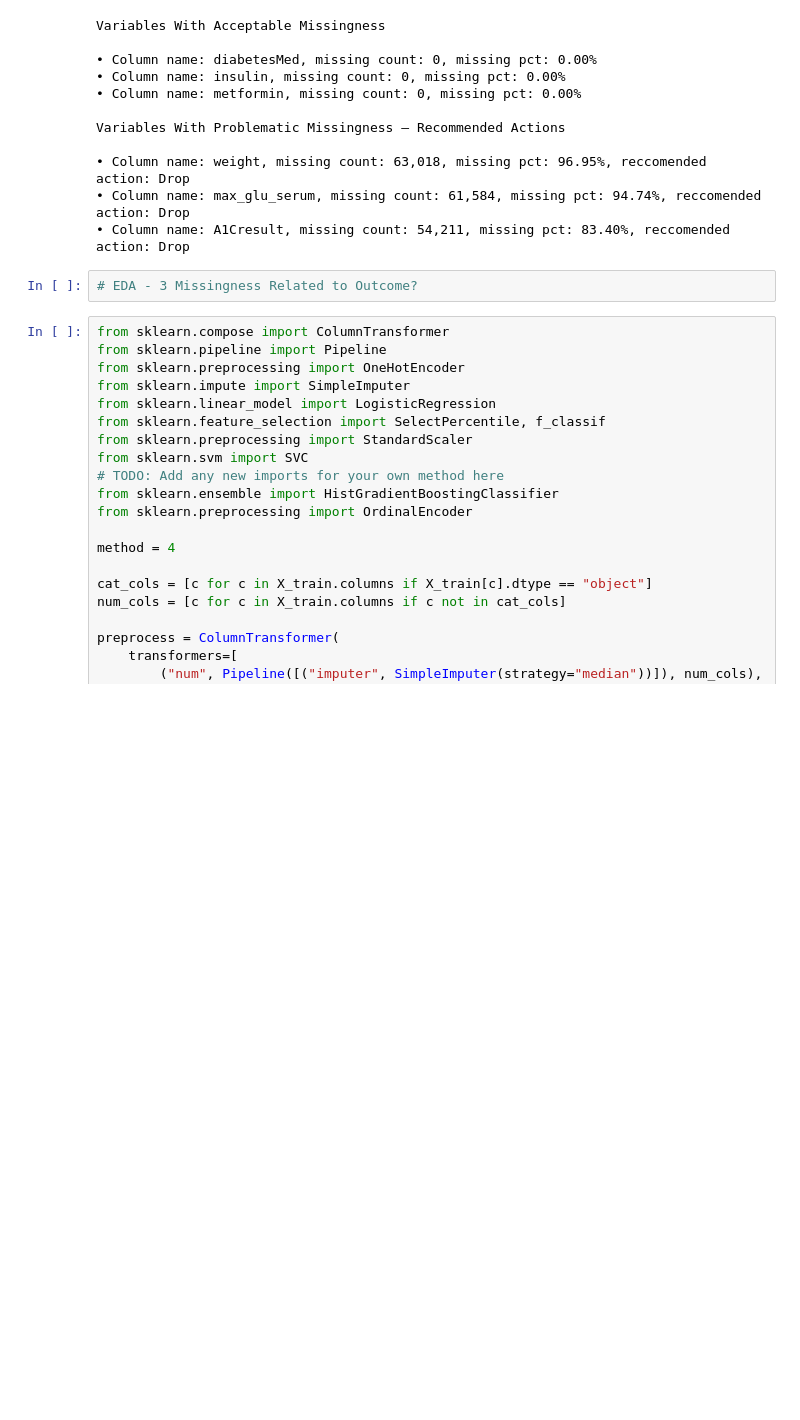
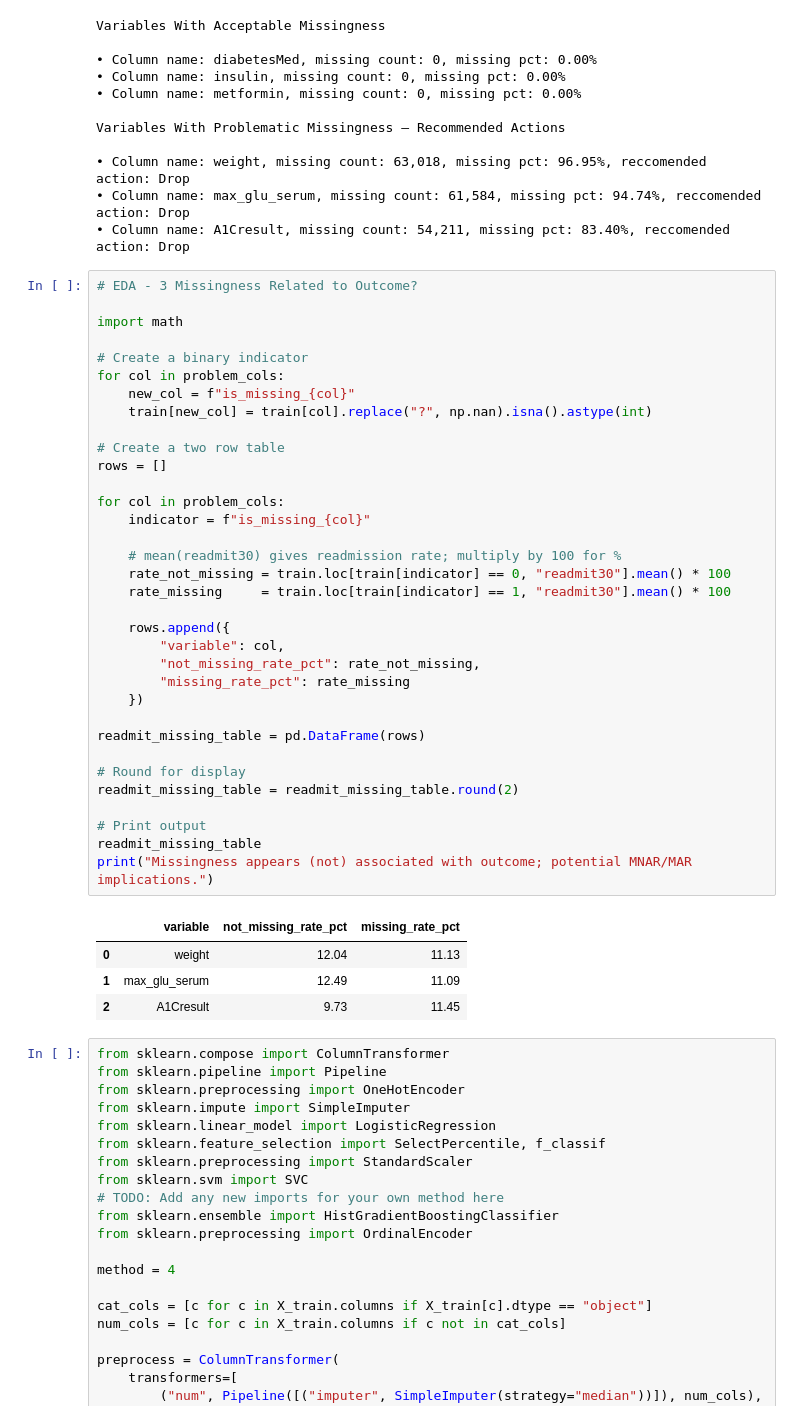
Before and after one commit to TLKline/AIHC-5010-Winter-2026, a Jupyter notebook: Project-1/readmit30/notebooks/Assignment1_Colab_Workflow.ipynb, the cells around one changed output. Drawn from its saved outputs; the diff is of its cells as text; blank space fills up the shorter version.

```diff
--- a/Project-1/readmit30/notebooks/Assignment1_Colab_Workflow.ipynb
+++ b/Project-1/readmit30/notebooks/Assignment1_Colab_Workflow.ipynb
@@ -248,6 +248,43 @@ Variables With Problematic Missingness — Recommended Actions
 • Column name: A1Cresult, missing count: 54,211, missing pct: 83.40%, reccomended action: Drop
 # %%
 # EDA - 3 Missingness Related to Outcome?
+
+import math
+
+# Create a binary indicator
+for col in problem_cols:
+    new_col = f"is_missing_{col}"
+    train[new_col] = train[col].replace("?", np.nan).isna().astype(int)
+
+# Create a two row table
+rows = []
+
+for col in problem_cols:
+    indicator = f"is_missing_{col}"
+
+    # mean(readmit30) gives readmission rate; multiply by 100 for %
+    rate_not_missing = train.loc[train[indicator] == 0, "readmit30"].mean() * 100
+    rate_missing     = train.loc[train[indicator] == 1, "readmit30"].mean() * 100
+
+    rows.append({
+        "variable": col,
+        "not_missing_rate_pct": rate_not_missing,
+        "missing_rate_pct": rate_missing
+    })
+
+readmit_missing_table = pd.DataFrame(rows)
+
+# Round for display
+readmit_missing_table = readmit_missing_table.round(2)
+
+# Print output
+readmit_missing_table
+print("Missingness appears (not) associated with outcome; potential MNAR/MAR implications.")
+# %% [output]
+|  | variable | not_missing_rate_pct | missing_rate_pct |
+| 0 | weight | 12.04 | 11.13 |
+| 1 | max_glu_serum | 12.49 | 11.09 |
+| 2 | A1Cresult | 9.73 | 11.45 |
 # %%
 from sklearn.compose import ColumnTransformer
 from sklearn.pipeline import Pipeline
```
